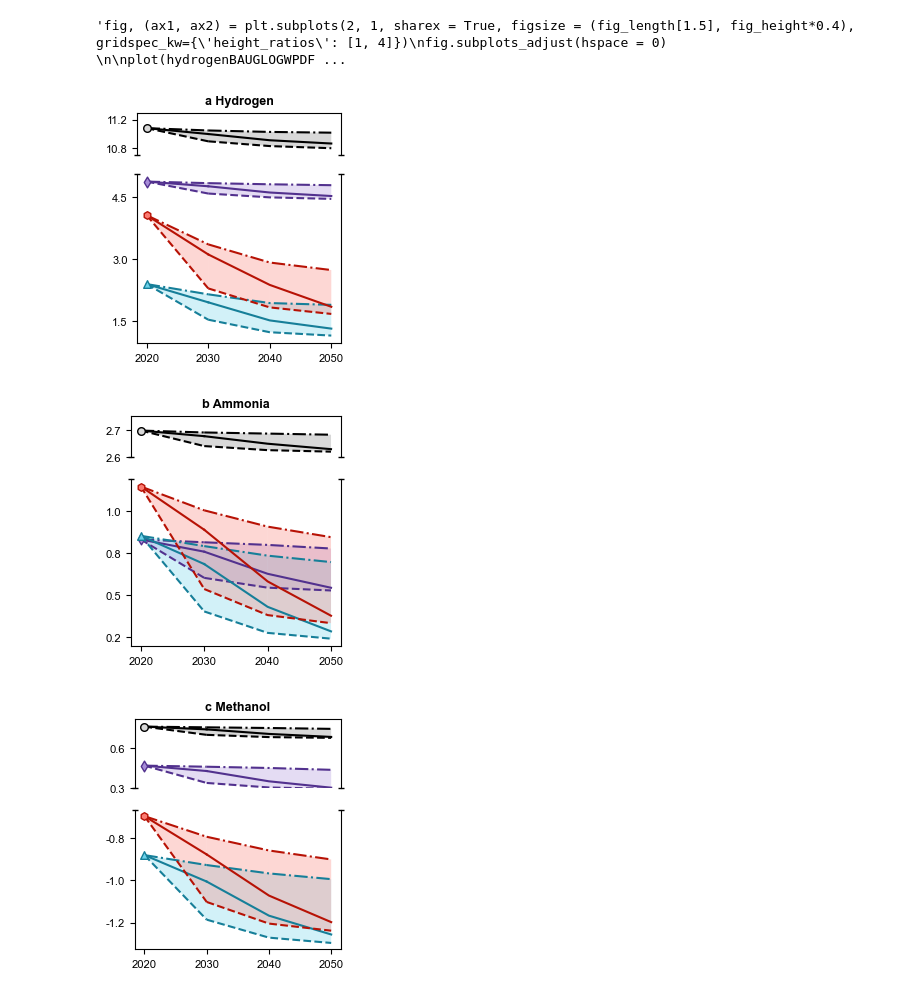
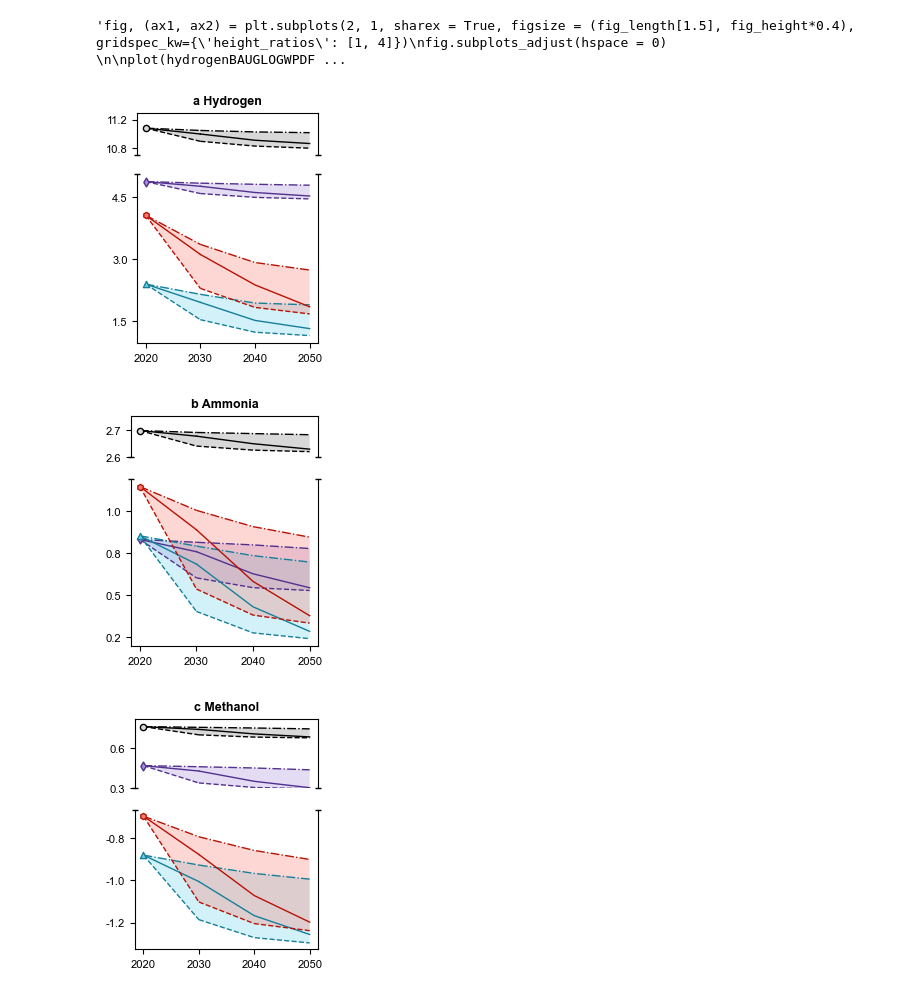
Before and after one commit to abhix2704/Prospective-LCA, a Jupyter notebook: Code/GWPPlots.ipynb, the cells around one changed output. Saved outputs shown, nothing was run; the diff lists cells and outputs as text; code cells hidden in the pictures.

Commit message:
new plots

```diff
--- a/Code/GWPPlots.ipynb
+++ b/Code/GWPPlots.ipynb
@@ -152,7 +152,7 @@ def plot(df, marker, facecolor, edgecolor, polycolor, ax, markerSize):
         SSP = dfPathway.iloc[0]['SSP']
         if SSP == 'SSP2' and IAM == 'image':
             color = edgecolor
-            linewidth = 1.5
+            linewidth = 1.0
         else:
             color = edgecolor
             linewidth = 0.5
@@ -166,9 +166,9 @@ def plot(df, marker, facecolor, edgecolor, polycolor, ax, markerSize):
         #            facecolor = 'white', edgecolor = color, marker = marker, s  = 15, zorder = 2)
 
     if markerSize == 0:
-        ax.scatter(years[0], min(df[df['Year'] == years[0]]['GWP']), facecolor = facecolor, edgecolor = edgecolor, marker = marker, s = 30, zorder = 2)
+        ax.scatter(years[0], min(df[df['Year'] == years[0]]['GWP']), facecolor = facecolor, edgecolor = edgecolor, marker = marker, s = 20, zorder = 2)
     else:
-        ax.scatter(years[0], min(df[df['Year'] == years[0]]['GWP']), facecolor = facecolor, edgecolor = edgecolor, marker = marker, s = 30, zorder = 2)
+        ax.scatter(years[0], min(df[df['Year'] == years[0]]['GWP']), facecolor = facecolor, edgecolor = edgecolor, marker = marker, s = 20, zorder = 2)
 
     for x in range(0, len(years) - 1):
         dfTemp = df[df['SSP'] == 'SSP2']
@@ -254,7 +254,7 @@ plt.savefig(plotPathSVG, dpi = 600, format = 'svg', bbox_inches = 'tight', facec
 # %% [output]
 'fig, (ax1, ax2) = plt.subplots(2, 1, sharex = True, figsize = (fig_length[1.5], fig_height*0.4), gridspec_kw={\'height_ratios\': [1, 4]})\nfig.subplots_adjust(hspace = 0) \n\nplot(hydrogenBAUGLOGWPDF ...
 # %%
-fig, (ax1, ax2) = plt.subplots(2, 1, sharex = True, figsize = (fig_length[2]/2.75, fig_height*0.3), gridspec_kw={'height_ratios': [1, 4]})
+fig, (ax1, ax2) = plt.subplots(2, 1, sharex = True, figsize = (fig_length[2]/3, fig_height*0.3), gridspec_kw={'height_ratios': [1, 4]})
 fig.subplots_adjust(hspace = 0)
 
 plot(hydrogenBAUWOElecGLOGWPDF, 'o', '#d8d8d8', 'black', '#808080', ax1, 30)
@@ -290,37 +290,37 @@ legend_elements1 = [Line2D([0], [0], color = "#000000", linestyle = "-",
 
 legend_elements2 = [Line2D([0], [0], marker = 'o', color = "none",
                                              markerfacecolor ='#d8d8d8', markeredgecolor = "#000000",
-                                             label = 'Fossil', markersize = 4),
+                                             label = 'Fossil', markersize = 5),
                    Line2D([0], [0], marker = 'd', color = "none",
                                              markerfacecolor ='#A78DD8', markeredgecolor = "#52318E",
                                              label = 'Blue', markersize = 5),
                    Line2D([0], [0], marker = 'h', color = "none",
                                              markerfacecolor ='#FB7B71', markeredgecolor = "#B71205",
                                              label = 'Solar', markersize = 5),
                    Line2D([0], [0], marker = '^', color = "none",
                                              markerfacecolor ='#6DD2EA', markeredgecolor = "#167F99",
                                              label = 'Wind', markersize = 5),]
 
 # legend1 = fig.legend(handles = legend_elements2, frameon = False, loc = "upper center", ncol = 4,
 #           prop={"size":8}, bbox_to_anchor=(0.53, 0.02), handletextpad = 0.1)
 
 # legend2 = fig.legend(handles = legend_elements1, frameon = False, loc = "center left", ncol = 1,
 #           prop={"size":8}, bbox_to_anchor=(0.12, 0.2), handletextpad = 0.1)
 
 ax1.set_title('a Hydrogen', fontweight = 'bold', fontsize = fontsize_title)
 
 # for i in range(len(legend2.legend_handles)):
 #     handle = legend2.legend_handles[i]
 #     handle.set_xdata([0, 4, 14])
 
 plotPathPNG = os.path.join('..', 'Plots', 'Phase 2', 'GWP', 'Hydrogen image SSP2 GLO.png')
 plotPathSVG = os.path.join('..', 'Plots', 'Phase 2', 'GWP', 'Hydrogen image SSP2 GLO.svg')
 plt.savefig(plotPathPNG, dpi = 600, format = 'png', bbox_inches = 'tight', facecolor = 'w')
 plt.savefig(plotPathSVG, dpi = 600, format = 'svg', bbox_inches = 'tight', facecolor = 'w')
 # %% [output]
-[figure, old version]
+[figure, new version]
 # %%
-fig, (ax1, ax2) = plt.subplots(2, 1, sharex = True, figsize = (fig_length[2]/2.75, fig_height*0.3), gridspec_kw={'height_ratios': [1, 4]})
+fig, (ax1, ax2) = plt.subplots(2, 1, sharex = True, figsize = (fig_length[2]/3, fig_height*0.3), gridspec_kw={'height_ratios': [1, 4]})
 fig.subplots_adjust(hspace = 0)
 
 plot(ammoniaBAUGLOGWPDF, 'o', '#d8d8d8', 'black', '#808080', ax1, 30)
@@ -358,7 +358,7 @@ legend_elements1 = [Line2D([0], [0], color = "#000000", linestyle = "-",
 
 legend_elements2 = [Line2D([0], [0], marker = 'o', color = "none",
                                              markerfacecolor ='#d8d8d8', markeredgecolor = "#000000",
-                                             label = 'Fossil', markersize = 4),
+                                             label = 'Fossil', markersize = 5),
                    Line2D([0], [0], marker = 'd', color = "none",
                                              markerfacecolor ='#A78DD8', markeredgecolor = "#52318E",
                                              label = 'Blue', markersize = 5),
@@ -386,9 +386,9 @@ plotPathSVG = os.path.join('..', 'Plots', 'Phase 2', 'GWP', 'Ammonia image SSP2
 plt.savefig(plotPathPNG, dpi = 600, format = 'png', bbox_inches = 'tight', facecolor = 'w')
 plt.savefig(plotPathSVG, dpi = 600, format = 'svg', bbox_inches = 'tight', facecolor = 'w')
 # %% [output]
-[figure, old version]
+[figure, new version]
 # %%
-fig, (ax1, ax2) = plt.subplots(2, 1, sharex = True, figsize = (fig_length[2]/2.75, fig_height*0.3), gridspec_kw={'height_ratios': [1, 2]})
+fig, (ax1, ax2) = plt.subplots(2, 1, sharex = True, figsize = (fig_length[2]/3, fig_height*0.3), gridspec_kw={'height_ratios': [1, 2]})
 fig.subplots_adjust(hspace = 0)
 
 plot(methanolBAUGLOGWPDF, 'o', '#d8d8d8', 'black', '#808080', ax1, 30)
@@ -424,16 +424,16 @@ legend_elements1 = [Line2D([0], [0], color = "#000000", linestyle = "-",
 
 legend_elements2 = [Line2D([0], [0], marker = 'o', color = "none",
                                              markerfacecolor ='#d8d8d8', markeredgecolor = "#000000",
-                                             label = 'Fossil', markersize = 6),
+                                             label = 'Fossil', markersize = 5),
                    Line2D([0], [0], marker = 'd', color = "none",
                                              markerfacecolor ='#A78DD8', markeredgecolor = "#52318E",
-                                             label = 'Blue', markersize = 6),
+                                             label = 'Blue', markersize = 5),
                    Line2D([0], [0], marker='h', color = "none",
                                              markerfacecolor ='#FB7B71', markeredgecolor = "#B71205",
-                                             label = 'Solar', markersize = 6),
+                                             label = 'Solar', markersize = 5),
                    Line2D([0], [0], marker='^', color = "none",
                                              markerfacecolor ='#6DD2EA', markeredgecolor = "#167F99",
-                                             label = 'Wind', markersize = 6),]
+                                             label = 'Wind', markersize = 5),]
 
 # legend1 = fig.legend(handles = legend_elements2, frameon = False, loc = "center left", ncol = 1,
 #           prop={"size":8}, bbox_to_anchor=(0.13, 0.3), handletextpad = 0.1)
@@ -452,7 +452,7 @@ plotPathSVG = os.path.join('..', 'Plots', 'Phase 2', 'GWP', 'Methanol image SSP2
 plt.savefig(plotPathPNG, dpi = 600, format = 'png', bbox_inches = 'tight', facecolor = 'w')
 plt.savefig(plotPathSVG, dpi = 600, format = 'svg', bbox_inches = 'tight', facecolor = 'w')
 # %% [output]
-[figure, old version]
+[figure, new version]
 # %%
 height_ratios = [[1, 4], [1, 2]]
 fig, ax = plt.subplots(2, 3, sharex = True, figsize = (fig_length[2], fig_height*0.3), gridspec_kw={'height_ratios': [1, 3]})
```
Also changed, not shown: parts of 2 cells of this notebook, 15 other files.
